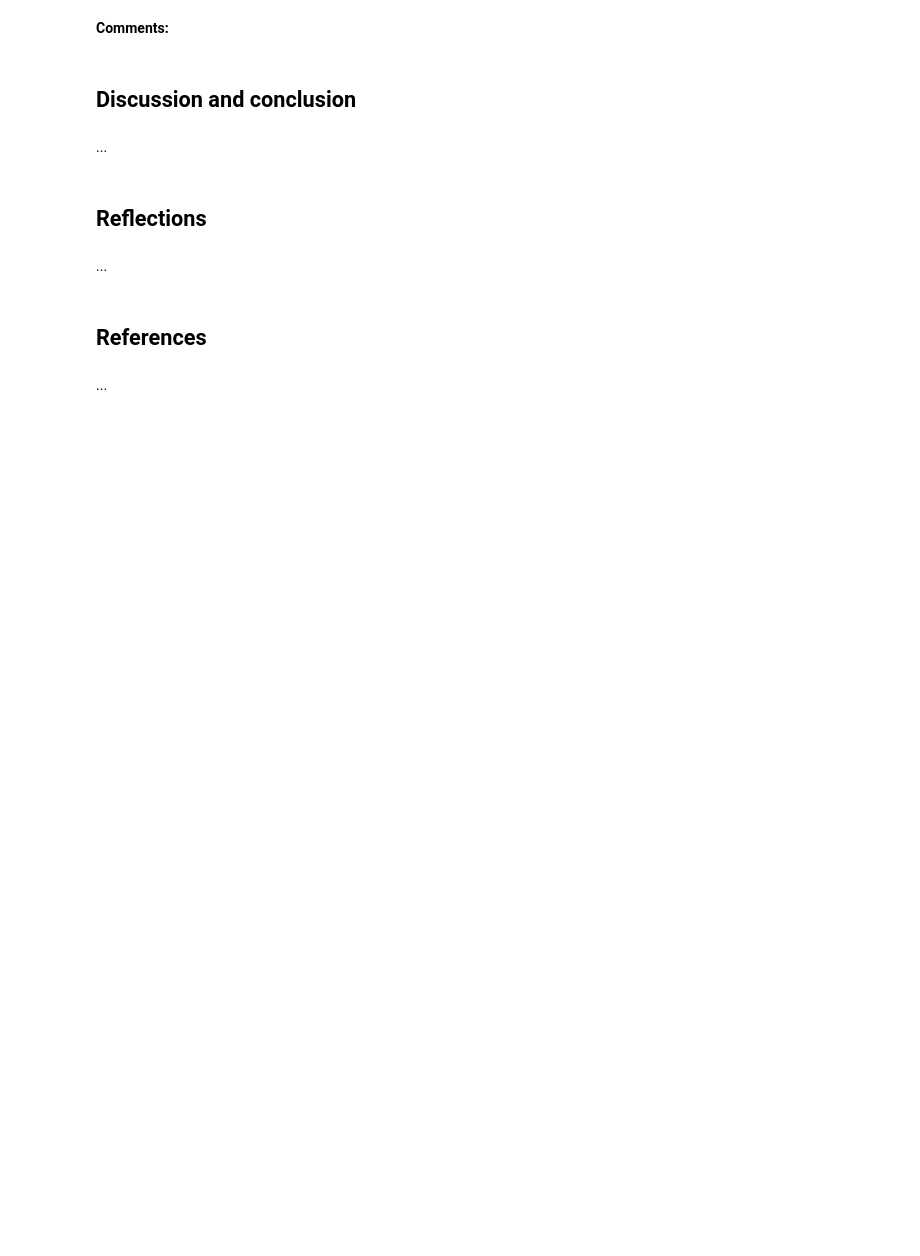
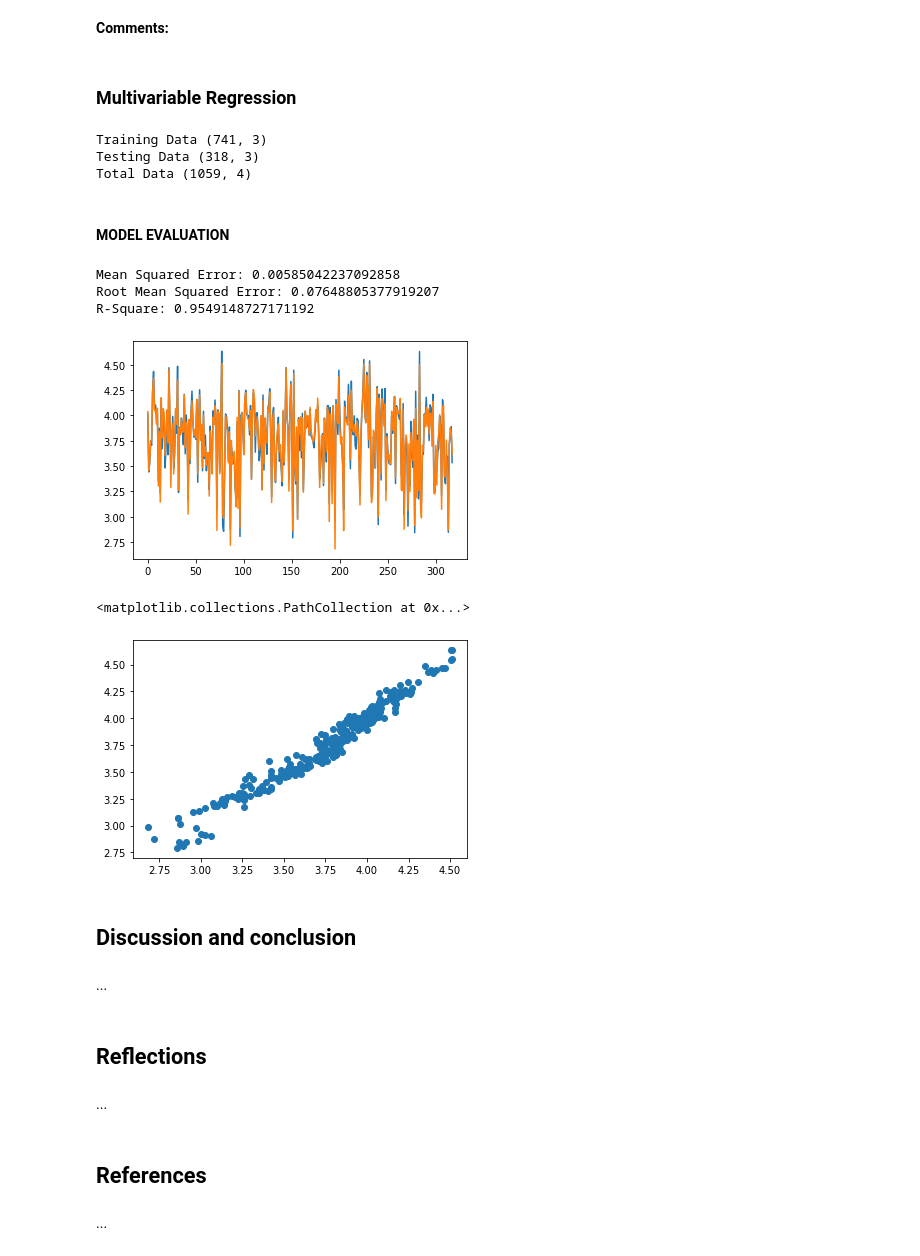
Before and after one commit to noafink1/MOD300Project4, a Jupyter notebook: Project2_LinearAndMultivariableRegression.ipynb, the cells around one changed output. Cells and saved outputs as stored; diff of their text form; code cells hidden in the pictures; blank space fills up the shorter version.

```diff
--- a/Project2_LinearAndMultivariableRegression.ipynb
+++ b/Project2_LinearAndMultivariableRegression.ipynb
@@ -190,6 +190,65 @@ plt.scatter(y_pred3, np.array(y_test3))
 # c) Select the best model and compute uniaxial compressive strenght (Co) with the true Vp and model estimated Vp. Plus plot the results as well
 # %% [markdown]
 **Comments:**
+# %% [markdown]
+### Multivariable Regression
+# %%
+# Features and target variable selection
+X = df[['Vs', 'DEN', 'NEU']]
+y = df['Vp']
+# %%
+# Split data and keep 30% for testing
+X_train, X_test, y_train, y_test = train_test_split(X, y, test_size = 0.3)
+
+print ("Training Data", X_train.shape)
+print ("Testing Data", X_test.shape)
+print ("Total Data", df.shape)
+# %% [output]
+Training Data (741, 3)
+Testing Data (318, 3)
+Total Data (1059, 4)
+# %%
+# Create a Regression object, used to find the optimized coefficients
+regressor = LinearRegression()
+
+regressor.fit(X_train, y_train)
+
+# Predict the values using the optimized coefficients
+y_pred = regressor.predict(X_test)
+# %% [markdown]
+#### MODEL EVALUATION
+# %%
+# Calculate the mean squared error
+mse = mean_squared_error(y_test, y_pred)
+
+# Calculate the root mean squared error
+rmse = np.sqrt(mean_squared_error(y_test, y_pred))
+
+# Calculate the r-squared
+r2 = r2_score(y_test, y_pred)
+
+print('Mean Squared Error:', mse)
+print('Root Mean Squared Error:',rmse)
+print('R-Square:',r2 )
+# %% [output]
+Mean Squared Error: 0.00585042237092858
+Root Mean Squared Error: 0.07648805377919207
+R-Square: 0.9549148727171192
+# %%
+# Plot
+
+# Line plot
+plt.plot((np.array(y_test)))
+plt.plot(y_pred)
+plt.show()
+
+
+# Scatter plot
+plt.scatter(y_pred, np.array(y_test))
+# %% [output]
+[figure, added]
+<matplotlib.collections.PathCollection at 0x...>
+[figure, added]
 # %% [markdown]
 ## Discussion and conclusion
 # %% [markdown]
```
Also changed, not shown: parts of 7 cells of this notebook.
